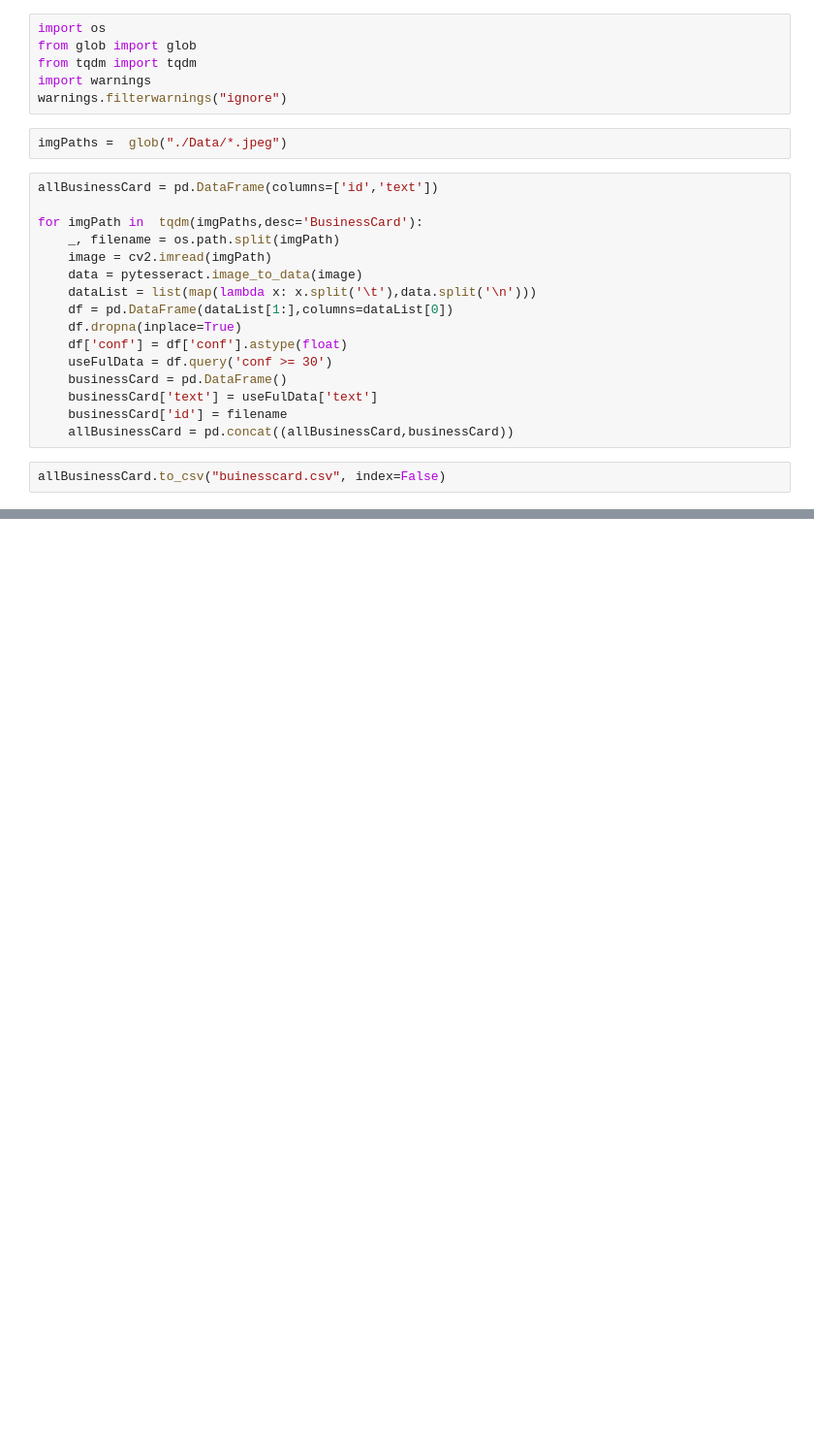
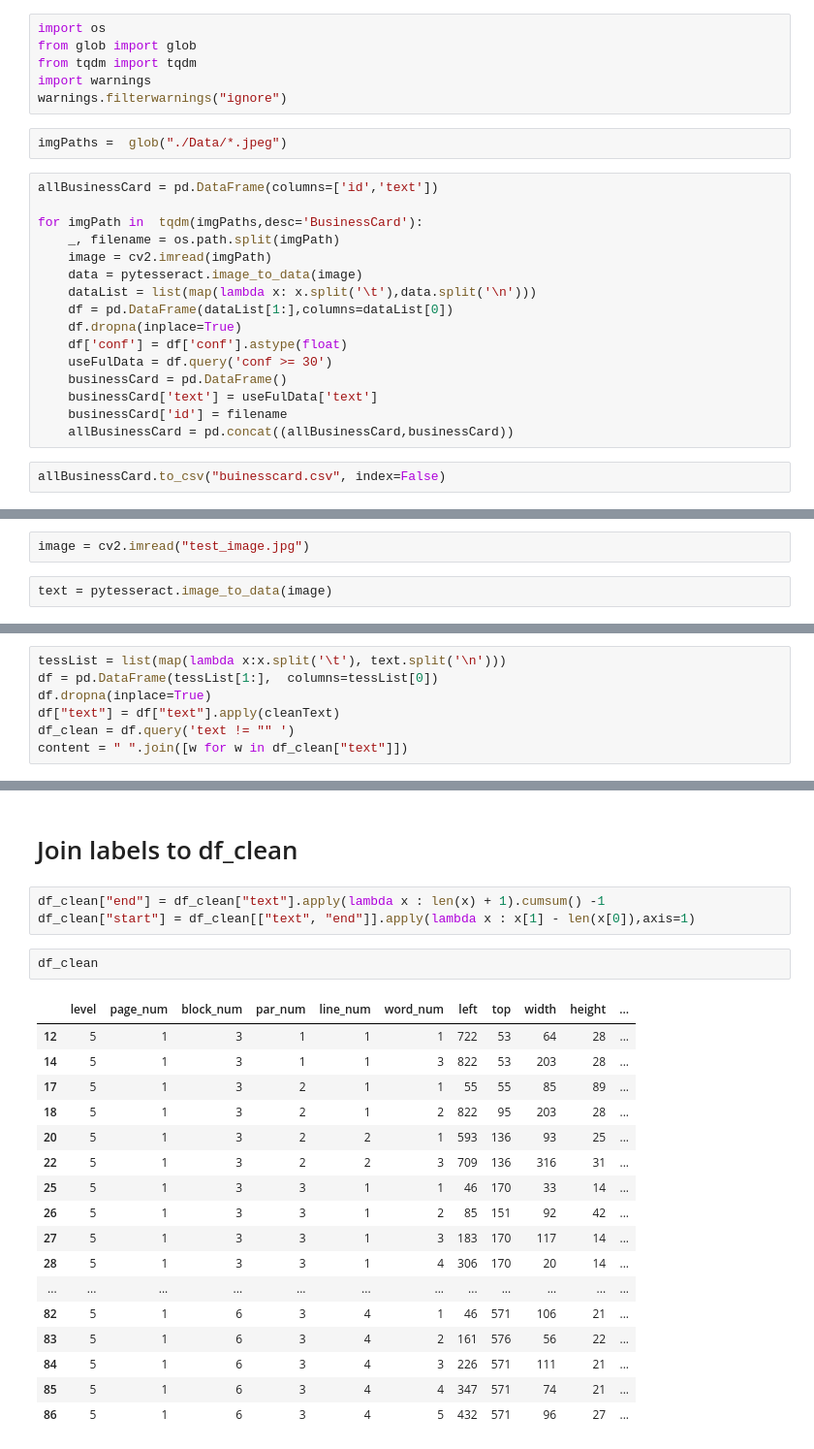
Before and after one commit to Aesthethic0de/Intelligent_OCR_NER, a Jupyter notebook: OCR_NER.ipynb, the cells around one changed output, grey strips where cells are left out. Shown at 97% size. Drawn from its saved outputs; the diff is of its cells as text; blank space fills up the shorter version.

```diff
--- a/OCR_NER.ipynb
+++ b/OCR_NER.ipynb
@@ -309,0 +485,4 @@ allBusinessCard.to_csv("buinesscard.csv", index=False)
+# %%
+image = cv2.imread("test_image.jpg")
+# %%
+text = pytesseract.image_to_data(image)
@@ -309,0 +509,7 @@ allBusinessCard.to_csv("buinesscard.csv", index=False)
+# %%
+tessList = list(map(lambda x:x.split('\t'), text.split('\n')))
+df = pd.DataFrame(tessList[1:],  columns=tessList[0])
+df.dropna(inplace=True)
+df["text"] = df["text"].apply(cleanText)
+df_clean = df.query('text != "" ')
+content = " ".join([w for w in df_clean["text"]])
@@ -309,0 +566,25 @@ allBusinessCard.to_csv("buinesscard.csv", index=False)
+# %% [markdown]
+# Join labels to df_clean
+# %%
+df_clean["end"] = df_clean["text"].apply(lambda x : len(x) + 1).cumsum() -1
+df_clean["start"] = df_clean[["text", "end"]].apply(lambda x : x[1] - len(x[0]),axis=1)
+# %%
+df_clean
+# %% [output]
+|  | level | page_num | block_num | par_num | line_num | word_num | left | top | width | height | ... |
+| 12 | 5 | 1 | 3 | 1 | 1 | 1 | 722 | 53 | 64 | 28 | ... |
+| 14 | 5 | 1 | 3 | 1 | 1 | 3 | 822 | 53 | 203 | 28 | ... |
+| 17 | 5 | 1 | 3 | 2 | 1 | 1 | 55 | 55 | 85 | 89 | ... |
+| 18 | 5 | 1 | 3 | 2 | 1 | 2 | 822 | 95 | 203 | 28 | ... |
+| 20 | 5 | 1 | 3 | 2 | 2 | 1 | 593 | 136 | 93 | 25 | ... |
+| 22 | 5 | 1 | 3 | 2 | 2 | 3 | 709 | 136 | 316 | 31 | ... |
+| 25 | 5 | 1 | 3 | 3 | 1 | 1 | 46 | 170 | 33 | 14 | ... |
+| 26 | 5 | 1 | 3 | 3 | 1 | 2 | 85 | 151 | 92 | 42 | ... |
+| 27 | 5 | 1 | 3 | 3 | 1 | 3 | 183 | 170 | 117 | 14 | ... |
+| 28 | 5 | 1 | 3 | 3 | 1 | 4 | 306 | 170 | 20 | 14 | ... |
+| ... | ... | ... | ... | ... | ... | ... | ... | ... | ... | ... | ... |
+| 82 | 5 | 1 | 6 | 3 | 4 | 1 | 46 | 571 | 106 | 21 | ... |
+| 83 | 5 | 1 | 6 | 3 | 4 | 2 | 161 | 576 | 56 | 22 | ... |
+| 84 | 5 | 1 | 6 | 3 | 4 | 3 | 226 | 571 | 111 | 21 | ... |
+| 85 | 5 | 1 | 6 | 3 | 4 | 4 | 347 | 571 | 74 | 21 | ... |
+| 86 | 5 | 1 | 6 | 3 | 4 | 5 | 432 | 571 | 96 | 27 | ... |
```
Also changed, not shown: parts of 60 cells of this notebook, 39 other files.
